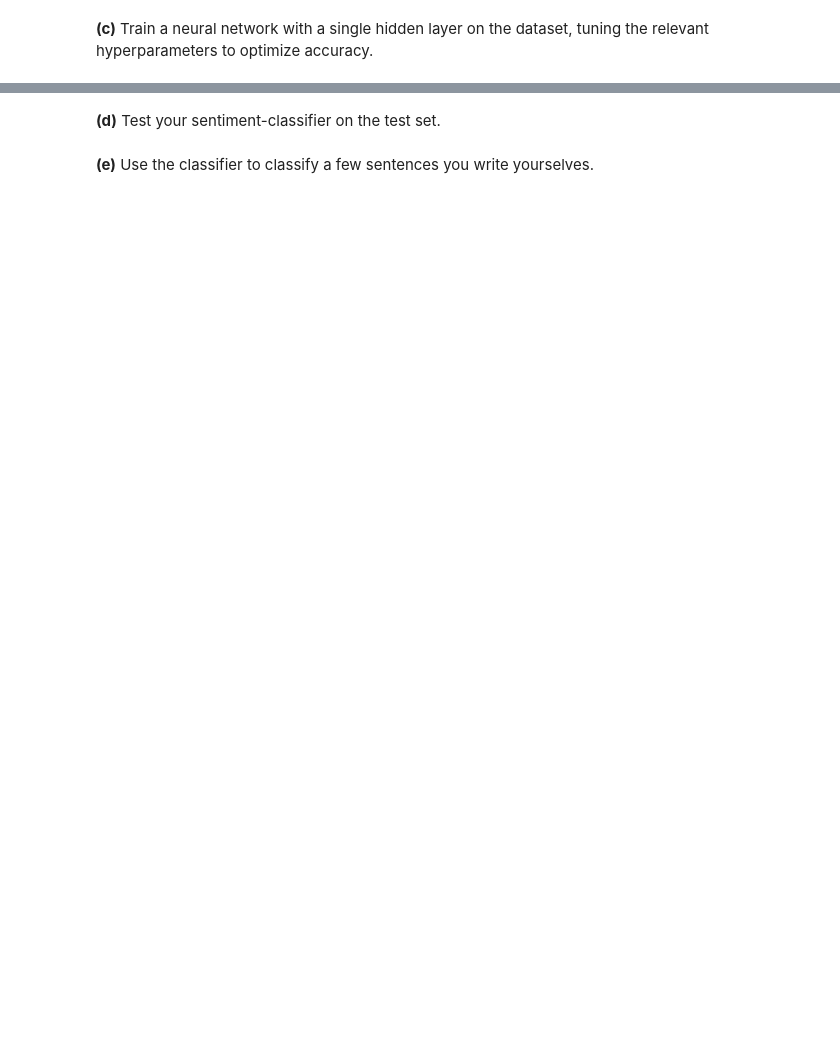
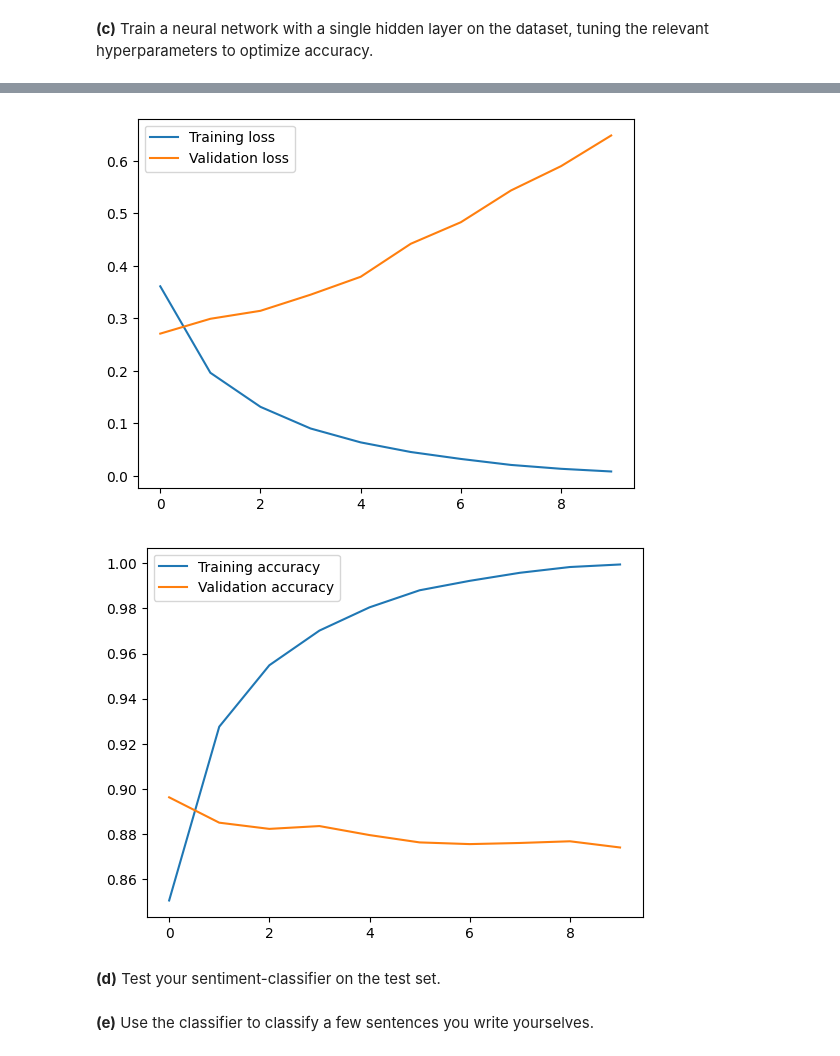
Before and after one commit to MAL1-MMMB/MAL-Assignment6, a Jupyter notebook: Neural networks I - Sentiment analysis.ipynb, the cells around one changed output, grey strips where cells are left out. Cells and saved outputs as stored; diff of their text form; code cells hidden in the pictures; blank space fills up the shorter version.

Commit message:
Neural network setup

```diff
--- a/Neural networks I - Sentiment analysis.ipynb
+++ b/Neural networks I - Sentiment analysis.ipynb
@@ -49,2 +89,41 @@ X_train, X_val, Y_train, Y_val = train_test_split(X_train, Y_train, test_size=0.
 # %% [markdown]
 **(c)** Train a neural network with a single hidden layer on the dataset, tuning the relevant hyperparameters to optimize accuracy.
+# %%
+
+# - Train a neural network with a single hidden layer on the dataset. (Using TensorFlow)
+import tensorflow as tf
+print("TensorFlow version:", tf.__version__)
+
+
+# * Define the model
+model = tf.keras.models.Sequential([
+    tf.keras.layers.Input(shape=(X_train.shape[1],)), # - Input layer with the number of features
+    tf.keras.layers.Dense(100, activation='sigmoid'), # - #1 Hidden layer with 100 neurons
+    tf.keras.layers.Dense(1, activation='sigmoid') # - Output layer with 1 neuron
+])
+
+# * Compile the model
+model.compile(optimizer='adam', loss='binary_crossentropy', metrics=['accuracy'])
+
+# * Train the model
+history = model.fit(X_train.toarray(), Y_train, validation_data=(X_val.toarray(), Y_val), epochs=10, batch_size=32, verbose=0,)
+
+# * Evaluate the model
+loss, accuracy = model.evaluate(X_test.toarray(), Y_test)
+print("Test loss: ", loss)
+print("Test accuracy: ", accuracy)
+
+# * Plot the training and validation loss
+import matplotlib.pyplot as plt
+
+plt.plot(history.history['loss'], label='Training loss')
+plt.plot(history.history['val_loss'], label='Validation loss')
+plt.legend()
+plt.show()
+
+# * Plot the training and validation accuracy
+plt.plot(history.history['accuracy'], label='Training accuracy')
+plt.plot(history.history['val_accuracy'], label='Validation accuracy')
+plt.legend()
+plt.show()
+# %% [output]
@@ -51,3 +134,5 @@ X_train, X_val, Y_train, Y_val = train_test_split(X_train, Y_train, test_size=0.
+[figure, added]
+[figure, added]
 # %% [markdown]
 **(d)** Test your sentiment-classifier on the test set.
 # %% [markdown]
```
Also changed, not shown: parts of 3 cells of this notebook.
